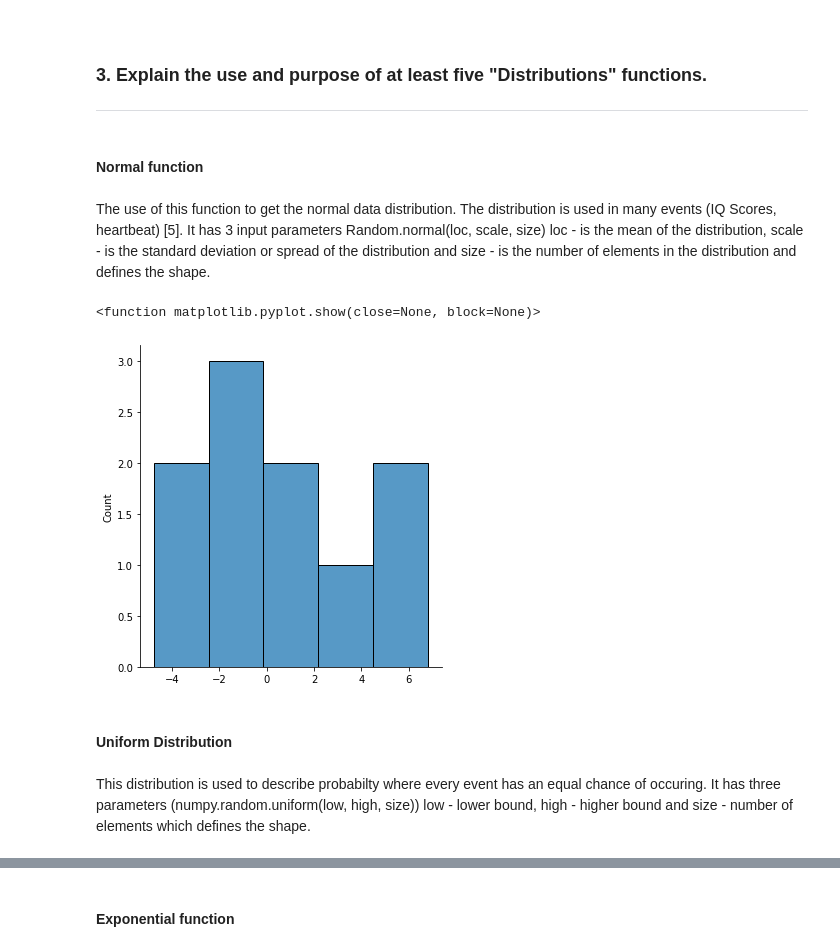
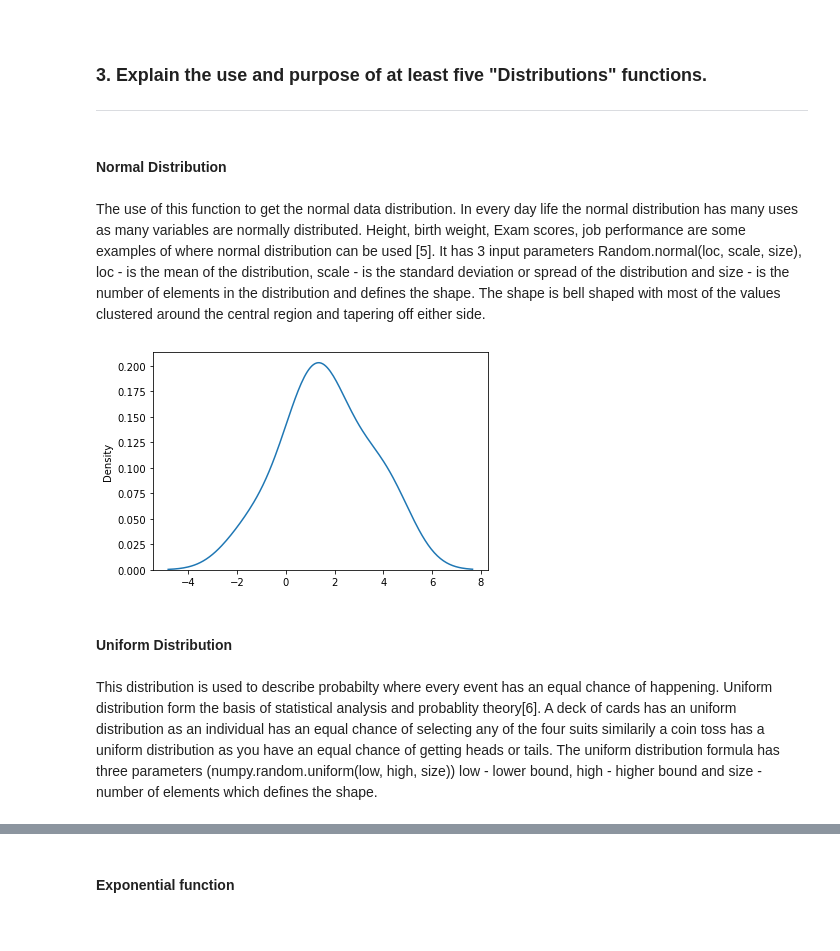
Before and after one commit to nmanley73/Tasks-Programming, a Jupyter notebook: Tasks-Programming.ipynb, the cells around one changed output, grey strips where cells are left out. Drawn from its saved outputs; the diff is of its cells as text; code cells hidden in the pictures.

```diff
--- a/Tasks-Programming.ipynb
+++ b/Tasks-Programming.ipynb
@@ -148,22 +166,26 @@ array([9, 5, 7, 2, 1, 4, 6, 0, 3, 8])
 ### 3. Explain the use and purpose of at least five "Distributions" functions.
 ***
 # %% [markdown]
-#### Normal function
+#### Normal Distribution
 # %% [markdown]
-The use of this function to get the normal data distribution. The distribution is used in many events (IQ Scores, heartbeat) [5]. It has 3 input parameters Random.normal(loc, scale, size) loc - is the mean of the distribution, scale - is the standard deviation or spread of the distribution and size - is the number of elements in the distribution and defines the shape.
+The use of this function to get the normal data distribution. In every day life the normal distribution has many uses as many variables are normally distributed. Height, birth weight, Exam scores, job performance are some examples of where normal distribution can be used [5].
+It has 3 input parameters Random.normal(loc, scale, size), loc - is the mean of the distribution, scale - is the standard deviation or spread of the distribution and size - is the number of elements in the distribution and defines the shape. The shape is bell shaped with most of the values clustered around the central region and tapering off either side.
 # %%
+# import libraries
 import numpy as np
 import seaborn as sns
 import matplotlib.pyplot as plt
 from numpy import random
 
-sns.displot(random.normal(0, 4, 10))
-plt.show
+# Create a Seaborn distplot of normal distribution
+sns.distplot(random.normal(loc=2, scale=2, size=10), hist=False)
+# show the plot
+plt.show()
 # %% [output]
-<function matplotlib.pyplot.show(close=None, block=None)>
-[figure, old version]
+[figure, new version]
 # %% [markdown]
 #### Uniform Distribution
 # %% [markdown]
-This distribution is used to describe probabilty where every event has an equal chance of occuring. It has three parameters      (numpy.random.uniform(low, high, size)) low - lower bound, high - higher bound and size - number of elements which defines the shape.
+This distribution is used to describe probabilty where every event has an equal chance of happening. Uniform distribution form the basis of statistical analysis and probablity theory[6]. A deck of cards has an uniform distribution as an individual has an equal chance of selecting any of the four suits similarily a coin toss has a uniform distribution as you have an equal chance of getting heads or tails.
+The uniform distribution formula has three parameters (numpy.random.uniform(low, high, size)) low - lower bound, high - higher bound and size - number of elements which defines the shape.
 # %%
```
Also changed, not shown: parts of 38 cells of this notebook.
